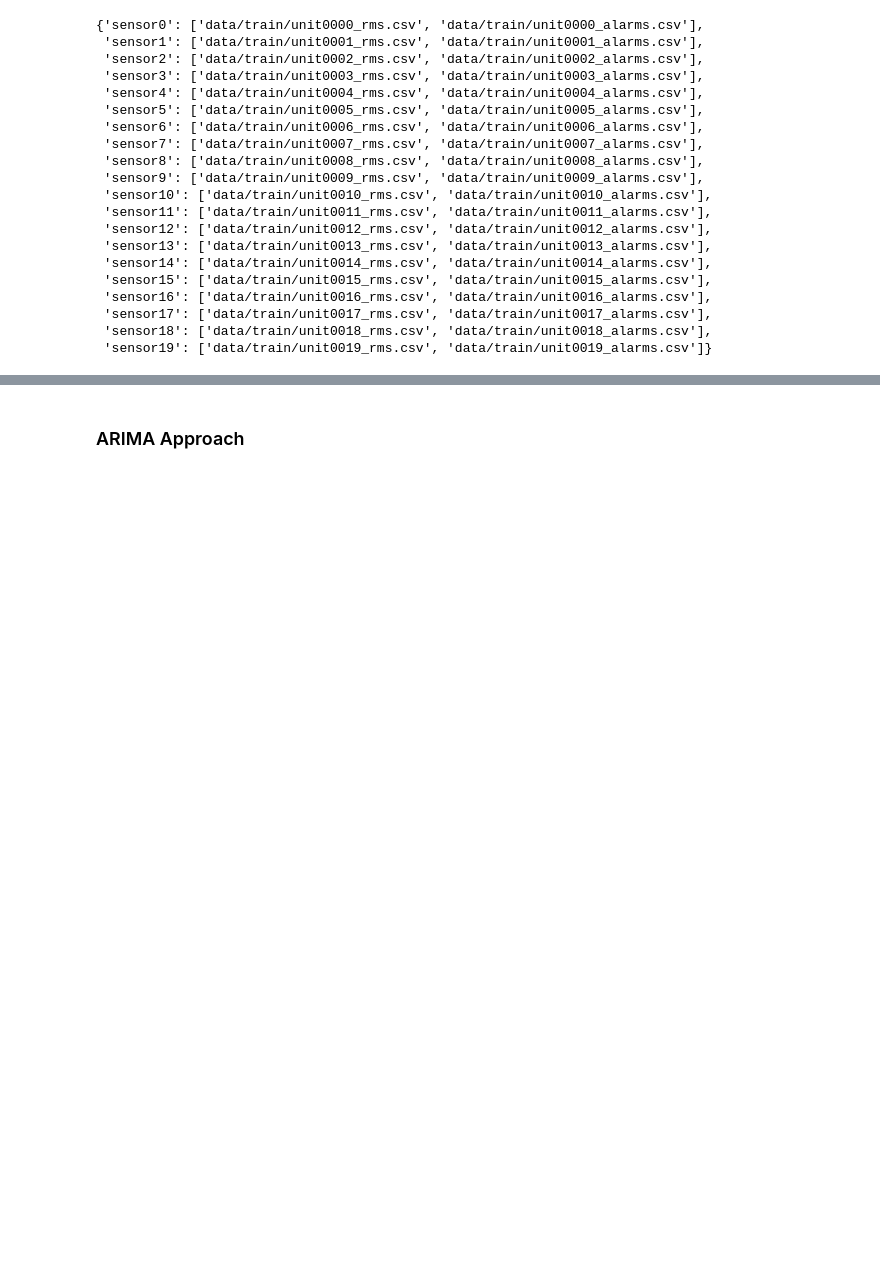
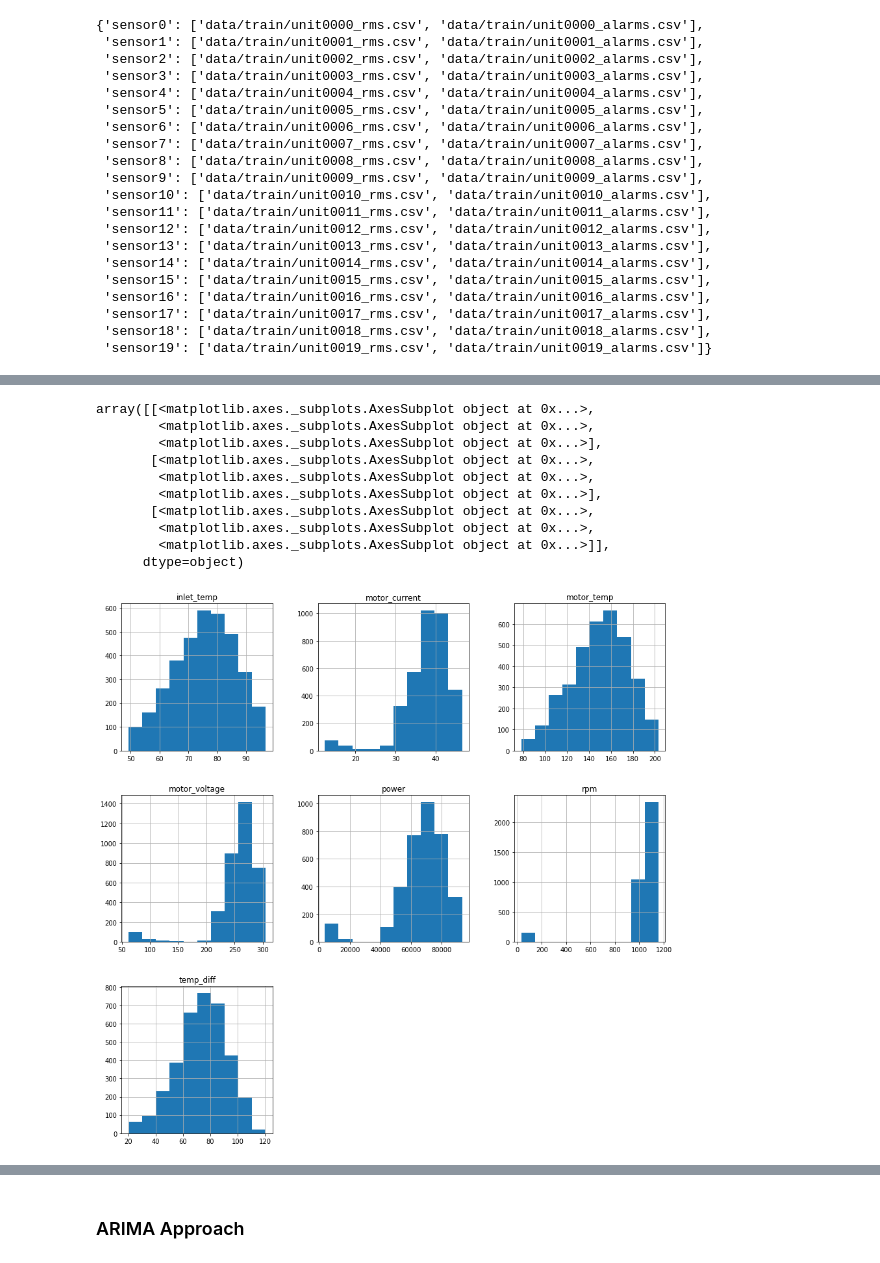
Before and after one commit to ajeyamk/challenges, a Jupyter notebook: data-science/Data science challenge.ipynb, the cells around one changed output, grey strips where cells are left out. Drawn from its saved outputs; the diff is of its cells as text; code cells hidden in the pictures; blank space fills up the shorter version.

```diff
--- a/data-science/Data science challenge.ipynb
+++ b/data-science/Data science challenge.ipynb
@@ -197,5 +218,3 @@ class HelperFunction(object):
             paths_list.append(gen_alarm_file_path)
             paths_dict[key] = paths_list
         return paths_dict
-
-    def create
@@ -228,11 +278,20 @@ file_paths
 # %%
-sensors = []
-for each_sensor in range(units[0], units[1]):
-    sensor_var = 'sensor' + str(each_sensor)
-    sensor_obj = RMS(rms_path=file_paths.get(sensor_var)[0], alarm_path = file_paths.get(sensor_var)[1])
-    rms_cleaned_df = helper.remove_outliers(sensor_obj.rms)
-    sensor_obj.assign_cleaned_df(rms_cleaned_df)
-    sensor_obj.noise_free_rms_processed = sensor_obj.noise_free_rms
-    sensor_obj.noise_free_rms_processed.reset_index(level=0, inplace=True)
-    sensors.append(sensor_obj)
-    del sensor_obj
+def get_test_or_train_sensors(units, file_paths = None):
+    if file_paths:
+        sensors = []
+#         import ipdb;ipdb.set_trace()
+        for each_sensor in range(units[0], units[1]):
+            sensor_var = 'sensor' + str(each_sensor)
+            sensor_obj = RMS(rms_path=file_paths.get(sensor_var)[0], alarm_path = file_paths.get(sensor_var)[1])
+            rms_cleaned_df = helper.remove_outliers(sensor_obj.rms)
+            sensor_obj.assign_cleaned_df(rms_cleaned_df)
+            sensor_obj.noise_free_rms_processed = sensor_obj.noise_free_rms
+            sensor_obj.noise_free_rms_processed.reset_index(level=0, inplace=True)
+            sensor_obj.noise_free_rms_processed['timestamp'] = pd.to_datetime(sensor_obj.noise_free_rms_processed['index'],
+                                                                              format="%Y-%m-%d %H:%M:%S")
+            sensor_obj.noise_free_rms_processed['power'] = sensor_obj.noise_free_rms_processed['motor_voltage'] *  sensor_obj.noise_free_rms_processed['motor_voltage']
+            sensor_obj.noise_free_rms_processed['temp_diff'] = sensor_obj.noise_free_rms_processed['motor_temp'] -  sensor_obj.noise_free_rms_processed['inlet_temp']
+
+            sensors.append(sensor_obj)
+            del sensor_obj
+        return sensors
@@ -238,0 +300,16 @@ for each_sensor in range(units[0], units[1]):
+# %%
+test_sensors = get_test_or_train_sensors([20,50], helper.generate_file_paths([20,50], False))
+# %%
+test_sensors[0].noise_free_rms_processed.hist(figsize=(15,15))
+# %% [output]
+array([[<matplotlib.axes._subplots.AxesSubplot object at 0x...>,
+        <matplotlib.axes._subplots.AxesSubplot object at 0x...>,
+        <matplotlib.axes._subplots.AxesSubplot object at 0x...>],
+       [<matplotlib.axes._subplots.AxesSubplot object at 0x...>,
+        <matplotlib.axes._subplots.AxesSubplot object at 0x...>,
+        <matplotlib.axes._subplots.AxesSubplot object at 0x...>],
+       [<matplotlib.axes._subplots.AxesSubplot object at 0x...>,
+        <matplotlib.axes._subplots.AxesSubplot object at 0x...>,
+        <matplotlib.axes._subplots.AxesSubplot object at 0x...>]],
+      dtype=object)
+[figure, added]
```
Also changed, not shown: parts of 43 cells of this notebook.
